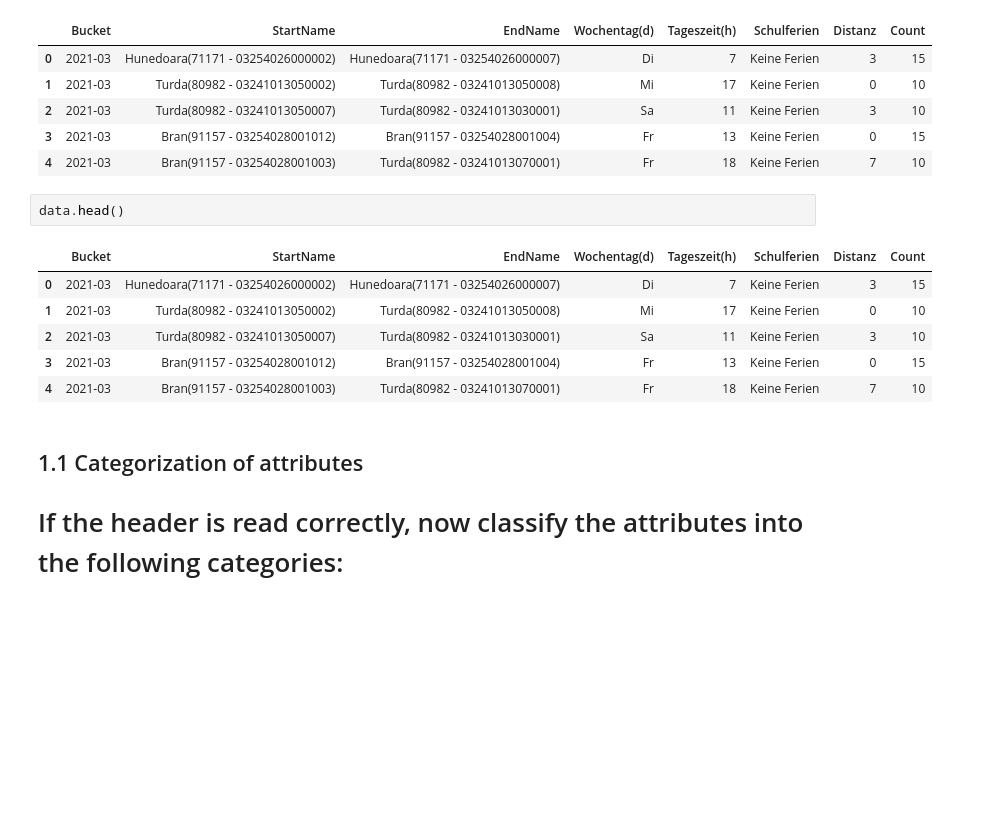
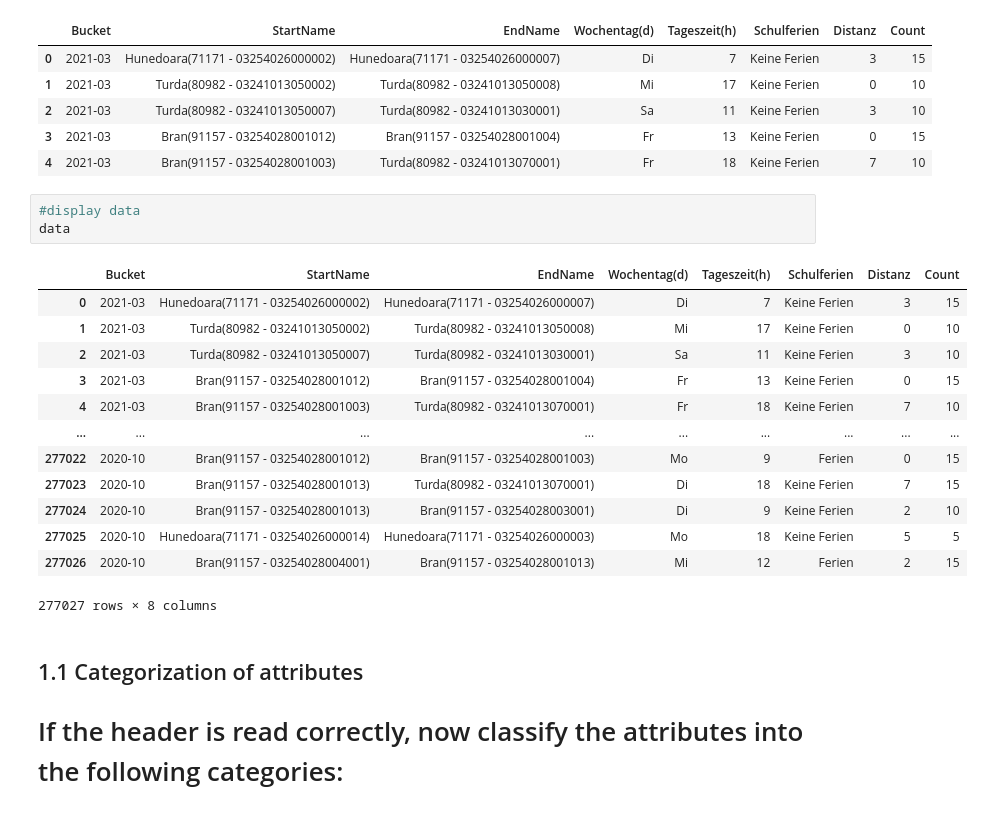
Before and after one commit to jordantatue/datamining, a Jupyter notebook: data_analysis.ipynb, the cells around one changed output. Saved outputs shown, nothing was run; the diff lists cells and outputs as text; blank space fills up the shorter version.

```diff
--- a/data_analysis.ipynb
+++ b/data_analysis.ipynb
@@ -43,14 +53,22 @@ data1.head()
 | 3 | 2021-03 | Bran(91157 - 03254028001012) | Bran(91157 - 03254028001004) | Fr | 13 | Keine Ferien | 0 | 15 |
 | 4 | 2021-03 | Bran(91157 - 03254028001003) | Turda(80982 - 03241013070001) | Fr | 18 | Keine Ferien | 7 | 10 |
 # %%
-data.head()
+#display data
+data
 # %% [output]
 |  | Bucket | StartName | EndName | Wochentag(d) | Tageszeit(h) | Schulferien | Distanz | Count |
 | 0 | 2021-03 | Hunedoara(71171 - 03254026000002) | Hunedoara(71171 - 03254026000007) | Di | 7 | Keine Ferien | 3 | 15 |
 | 1 | 2021-03 | Turda(80982 - 03241013050002) | Turda(80982 - 03241013050008) | Mi | 17 | Keine Ferien | 0 | 10 |
 | 2 | 2021-03 | Turda(80982 - 03241013050007) | Turda(80982 - 03241013030001) | Sa | 11 | Keine Ferien | 3 | 10 |
 | 3 | 2021-03 | Bran(91157 - 03254028001012) | Bran(91157 - 03254028001004) | Fr | 13 | Keine Ferien | 0 | 15 |
 | 4 | 2021-03 | Bran(91157 - 03254028001003) | Turda(80982 - 03241013070001) | Fr | 18 | Keine Ferien | 7 | 10 |
+| ... | ... | ... | ... | ... | ... | ... | ... | ... |
+| 277022 | 2020-10 | Bran(91157 - 03254028001012) | Bran(91157 - 03254028001003) | Mo | 9 | Ferien | 0 | 15 |
+| 277023 | 2020-10 | Bran(91157 - 03254028001013) | Turda(80982 - 03241013070001) | Di | 18 | Keine Ferien | 7 | 15 |
+| 277024 | 2020-10 | Bran(91157 - 03254028001013) | Bran(91157 - 03254028003001) | Di | 9 | Keine Ferien | 2 | 10 |
+| 277025 | 2020-10 | Hunedoara(71171 - 03254026000014) | Hunedoara(71171 - 03254026000003) | Mo | 18 | Keine Ferien | 5 | 5 |
+| 277026 | 2020-10 | Bran(91157 - 03254028004001) | Bran(91157 - 03254028001013) | Mi | 12 | Ferien | 2 | 15 |
+277027 rows × 8 columns
 # %% [markdown]
 ## 1.1 Categorization of attributes
 
```
Also changed, not shown: parts of 14 cells of this notebook, 1 other file.
